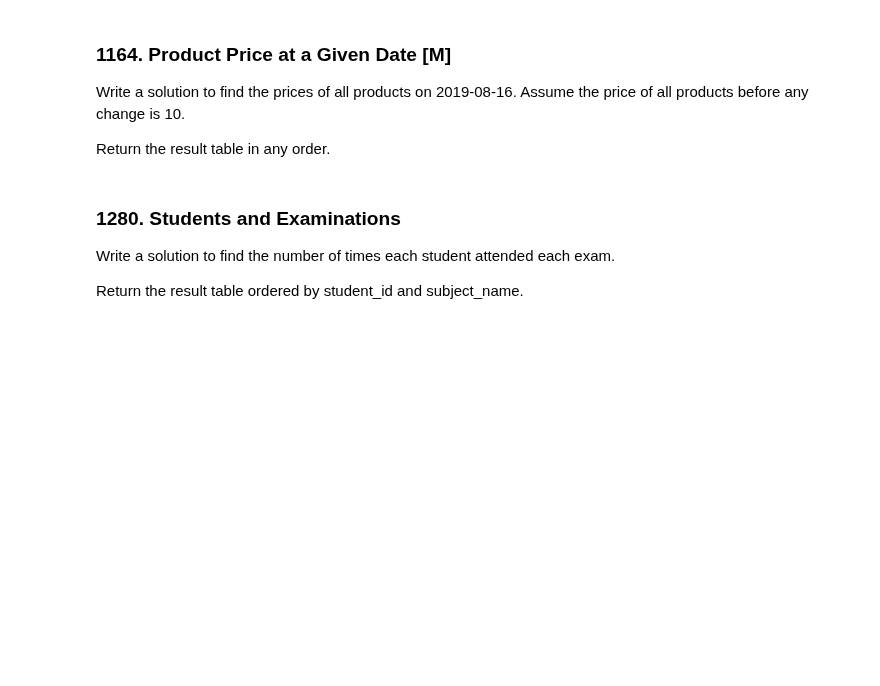
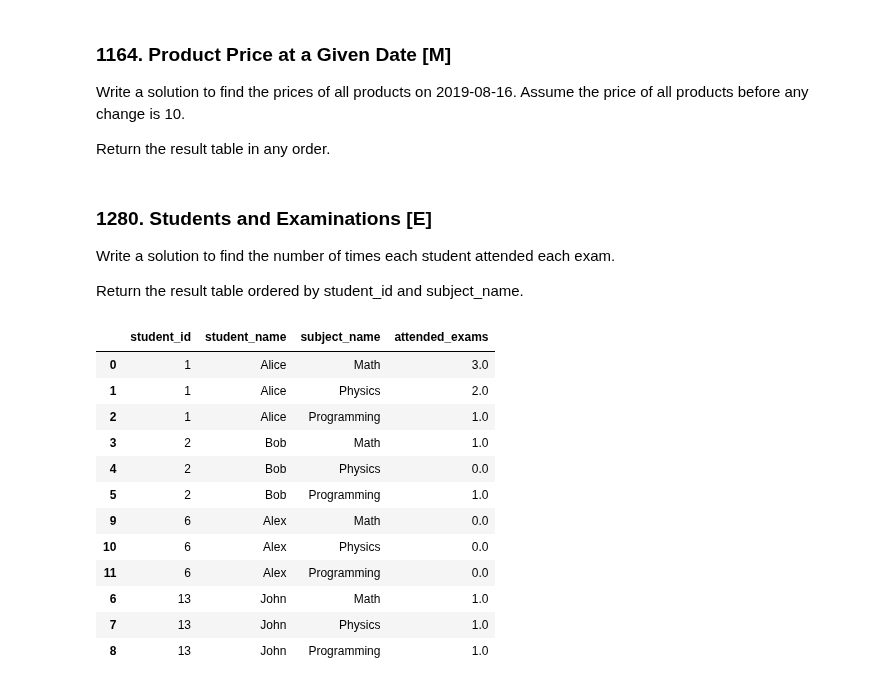
Before and after one commit to drwslv/LeetCode-Pandas, a Jupyter notebook: sql_50_pandas.ipynb, the cells around one changed output. Cells and saved outputs as stored; diff of their text form; code cells hidden in the pictures; blank space fills up the shorter version.

```diff
--- a/sql_50_pandas.ipynb
+++ b/sql_50_pandas.ipynb
@@ -468,8 +468,45 @@ def price_at_given_date(products: pd.DataFrame) -> pd.DataFrame:
 data = [[1, 20, '2019-08-14'], [2, 50, '2019-08-14'], [1, 30, '2019-08-15'], [1, 35, '2019-08-16'], [2, 65, '2019-08-17'], [3, 20, '2019-08-18']]
 products = pd.DataFrame(data, columns=['product_id', 'new_price', 'change_date']).astype({'product_id':'Int64', 'new_price':'Int64', 'change_date':'datetime64[ns]'})
 # %% [markdown]
-### 1280. Students and Examinations
+### 1280. Students and Examinations [E]
 
 Write a solution to find the number of times each student attended each exam.
 
 Return the result table ordered by student_id and subject_name.
+# %%
+# Beats 27.73%
+def students_and_examinations(students: pd.DataFrame, subjects: pd.DataFrame, examinations: pd.DataFrame) -> pd.DataFrame:
+    # student_id student_name subject_name attended_exams
+    # order by student_id subject_name
+    if students.shape[0]==0 or subjects.shape[0]==0 or examinations.shape[0]==0:
+        return pd.DataFrame(None, columns=['student_id','student_name','subject_name','attended_exams'])
+
+    student_subject = pd.merge(students, subjects, how='cross') # student_id student_name subject_name
+    examinations['count'] = 1
+    exams_grouped = examinations.groupby(['student_id','subject_name'], as_index=False).agg(attended_exams=('count','count')) # student_id subject_name attended_exams
+    df = pd.merge(student_subject, exams_grouped, how='left', on=['student_id','subject_name'])
+    df.loc[ df['attended_exams'].isna(), ['attended_exams'] ] = 0    # !!!!!!
+    return df.sort_values(['student_id','subject_name'], ascending=True)
+# %%
+data = [[1, 'Alice'], [2, 'Bob'], [13, 'John'], [6, 'Alex']]
+students = pd.DataFrame(data, columns=['student_id', 'student_name']).astype({'student_id':'Int64', 'student_name':'object'})
+data = [['Math'], ['Physics'], ['Programming']]
+subjects = pd.DataFrame(data, columns=['subject_name']).astype({'subject_name':'object'})
+data = [[1, 'Math'], [1, 'Physics'], [1, 'Programming'], [2, 'Programming'], [1, 'Physics'], [1, 'Math'], [13, 'Math'], [13, 'Programming'], [13, 'Physics'], [2, 'Math'], [1, 'Math']]
+examinations = pd.DataFrame(data, columns=['student_id', 'subject_name']).astype({'student_id':'Int64', 'subject_name':'object'})
+# %%
+students_and_examinations(students, subjects, examinations)
+# %% [output]
+|  | student_id | student_name | subject_name | attended_exams |
+| 0 | 1 | Alice | Math | 3.0 |
+| 1 | 1 | Alice | Physics | 2.0 |
+| 2 | 1 | Alice | Programming | 1.0 |
+| 3 | 2 | Bob | Math | 1.0 |
+| 4 | 2 | Bob | Physics | 0.0 |
+| 5 | 2 | Bob | Programming | 1.0 |
+| 9 | 6 | Alex | Math | 0.0 |
+| 10 | 6 | Alex | Physics | 0.0 |
+| 11 | 6 | Alex | Programming | 0.0 |
+| 6 | 13 | John | Math | 1.0 |
+| 7 | 13 | John | Physics | 1.0 |
+| 8 | 13 | John | Programming | 1.0 |
```
Also changed, not shown: parts of 4 cells of this notebook.
